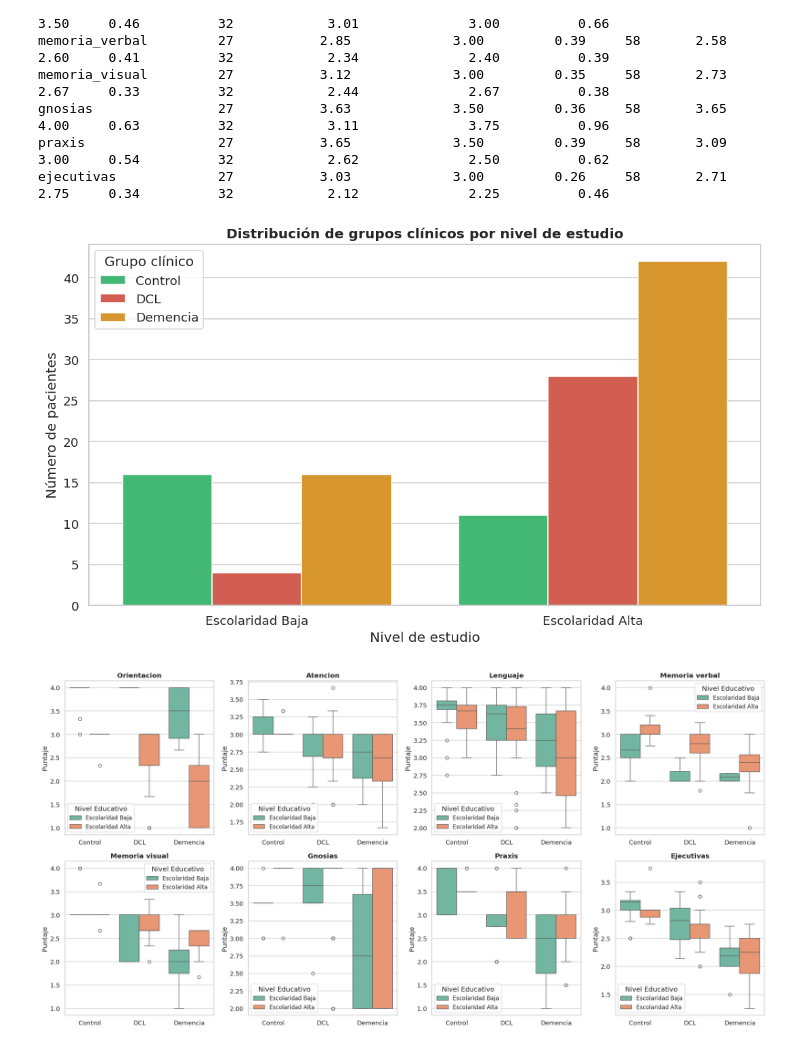
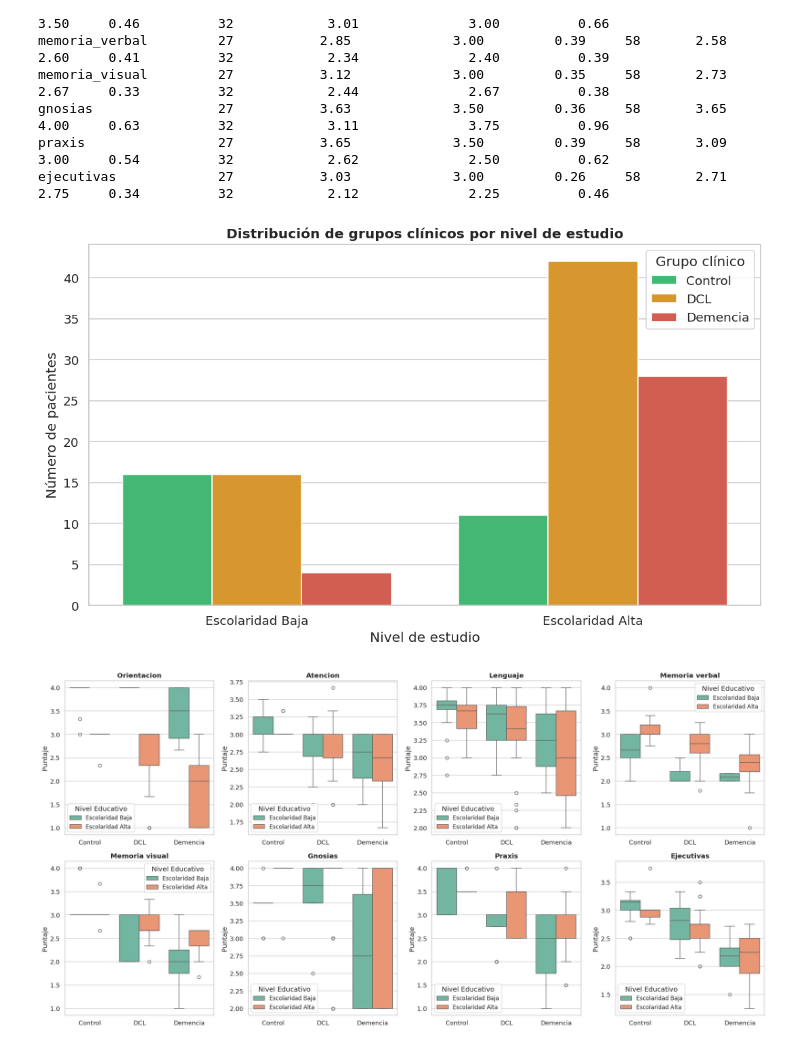
Before and after one commit to Nicolasg2c/dc_model_ts, a Jupyter notebook: src/dc_pipeline_2.ipynb, the cells around one changed output. Drawn from its saved outputs; the diff is of its cells as text; code cells hidden in the pictures.

```diff
--- a/src/dc_pipeline_2.ipynb
+++ b/src/dc_pipeline_2.ipynb
@@ -1345,7 +1372,7 @@ x_pos = list(range(len(DC_ORDER)))
 bars = axes[0].bar(
     x_pos,
     [counts.get(k, 0) for k in DC_ORDER],
-    color=[DC_PALETTE[k] for k in DC_ORDER],
+    color=DC_PALETTE.values(),
     edgecolor="white", width=0.55,
 )
 for bar, k in zip(bars, DC_ORDER):
@@ -1365,7 +1392,7 @@ axes[0].set_ylim(0, counts.max() * 1.25)
 
 # --- Gráfico 2: distribución de edad por grupo
 for dc_val in DC_ORDER:
-    subset = df_complete[df_complete["dc"] == f'{dc_val}']["age_num"].dropna()
+    subset = df_complete[df_complete["dc"] == dc_val]["age_num"].dropna()
     axes[1].hist(subset, bins=8, alpha=0.6, color=DC_PALETTE[dc_val], label=f"{DC_LABELS[dc_val]} (n={len(subset)})", edgecolor="white")
 axes[1].set_xlabel("Edad (años)")
 axes[1].set_ylabel("Frecuencia")
@@ -1496,7 +1523,7 @@ labels = [d.replace("_", "\n") for d in DOMINIOS]
 fig, ax = plt.subplots(figsize=(8, 8), subplot_kw={"polar": True})
 
 for dc_val in DC_ORDER:
-    vals = df_complete[df_complete["dc"] == f'{dc_val}'][DOMINIOS].mean().values
+    vals = df_complete[df_complete["dc"] == dc_val][DOMINIOS].mean().values
     v_closed = vals.tolist() + [vals[0]]
     ax.plot(angles_closed, v_closed,
             color=DC_PALETTE[dc_val], linewidth=2.2, label=DC_LABELS[dc_val])
@@ -1544,7 +1571,7 @@ print("-" * 45)
 kw_rows = []
 for dom in DOMINIOS:
     grupos = [
-        df_complete[df_complete["dc"] == f'{k}'][dom] for k in DC_ORDER
+        df_complete[df_complete["dc"] == k][dom] for k in DC_ORDER
     ]
     grupos_ok = [g for g in grupos if len(g) >= 2]
     if len(grupos_ok) < 2:
@@ -1608,7 +1635,7 @@ rows = []
 for dom in DOMINIOS:
     row = {"Dominio": dom}
     for k in DC_ORDER:
-        vals = df_complete[df_complete["dc"] == f'{k}'][dom].dropna()
+        vals = df_complete[df_complete["dc"] == k][dom].dropna()
         lbl  = DC_LABELS[k]
         row[f"{lbl} n"]      = len(vals)
         row[f"{lbl} media"]  = round(vals.mean(), 2) if len(vals) else np.nan
@@ -1636,21 +1663,21 @@ ejecutivas             27           3.03             3.00         0.26     58
 # %%
 #gráfico comparativo de dc por estudio
 fig, ax = plt.subplots(figsize=(10, 6))
 sns.countplot(
     data=df_complete.assign(nivel_estudio_texto=df_complete["nivel_estudio"].map(EDUCATION_LEVEL)),
     x="nivel_estudio_texto",
     hue="dc",
-    palette={str(k): v for k, v in DC_PALETTE.items()},
+    palette=DC_PALETTE,
     ax=ax
 )
 ax.set_title("Distribución de grupos clínicos por nivel de estudio", fontweight="bold")
 ax.set_xlabel("Nivel de estudio")
 ax.set_ylabel("Número de pacientes")
 ax.legend(title="Grupo clínico", labels=[DC_LABELS[k] for k in DC_ORDER])
 plt.tight_layout()
 plt.show()
 # %% [output]
-[figure, old version]
+[figure, new version]
 # %%
 # Mapeamos ambas columnas (educación y grupo clínico) para la gráfica
 df_mapped = df_complete.assign(
```
Also changed, not shown: parts of 16 cells of this notebook.
